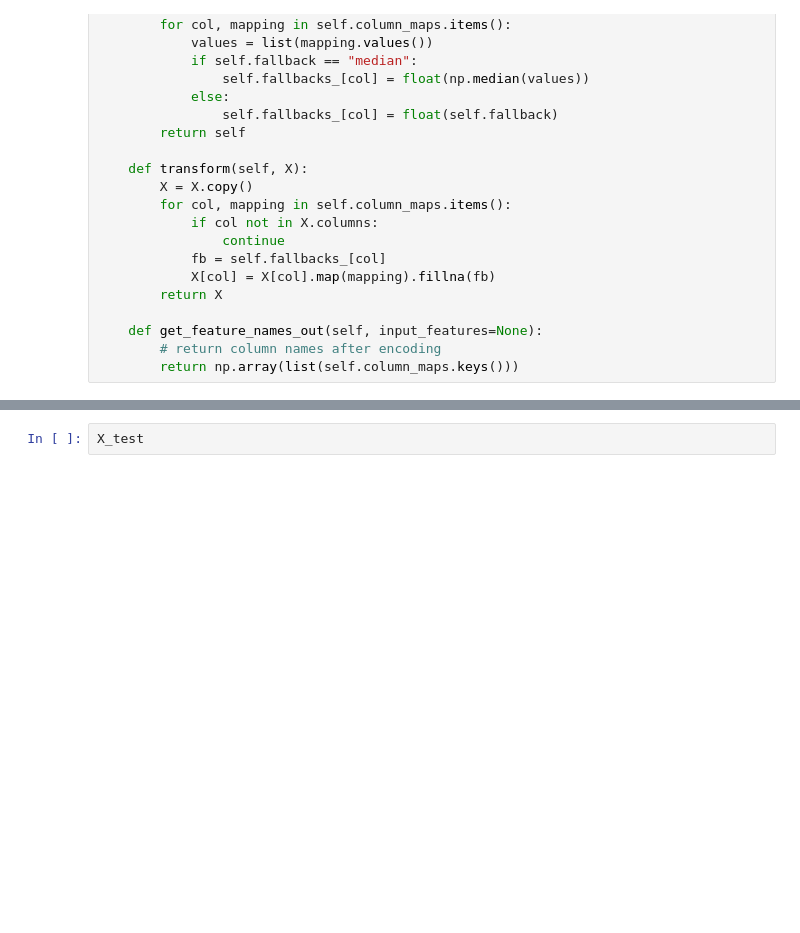
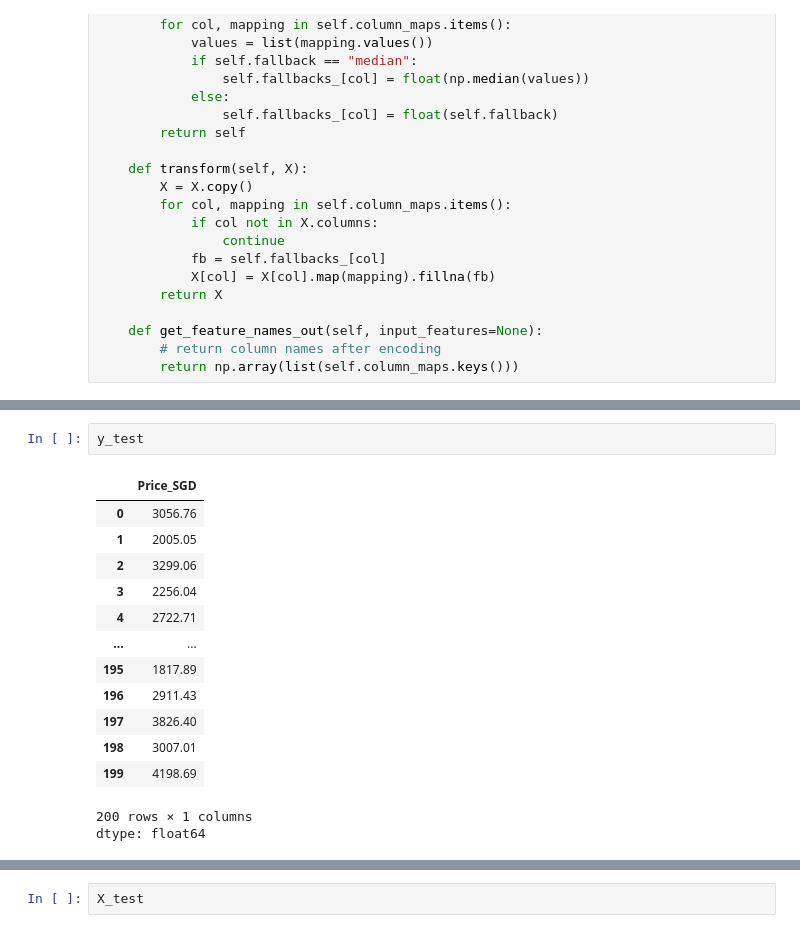
Before and after one commit to johnsonduck424/ADALL_github, a Jupyter notebook: W4S1 ADALL_Modelling_Evaluation_With_LLM.ipynb, the cells around one changed output, grey strips where cells are left out. Saved outputs shown, nothing was run; the diff lists cells and outputs as text; blank space fills up the shorter version.

```diff
--- a/W4S1 ADALL_Modelling_Evaluation_With_LLM.ipynb
+++ b/W4S1 ADALL_Modelling_Evaluation_With_LLM.ipynb
@@ -142,0 +162,17 @@ results = pd.read_csv(
+# %%
+y_test
+# %% [output]
+|  | Price_SGD |
+| 0 | 3056.76 |
+| 1 | 2005.05 |
+| 2 | 3299.06 |
+| 3 | 2256.04 |
+| 4 | 2722.71 |
+| ... | ... |
+| 195 | 1817.89 |
+| 196 | 2911.43 |
+| 197 | 3826.40 |
+| 198 | 3007.01 |
+| 199 | 4198.69 |
+200 rows × 1 columns
+dtype: float64
```
Also changed, not shown: parts of 4 cells of this notebook.
